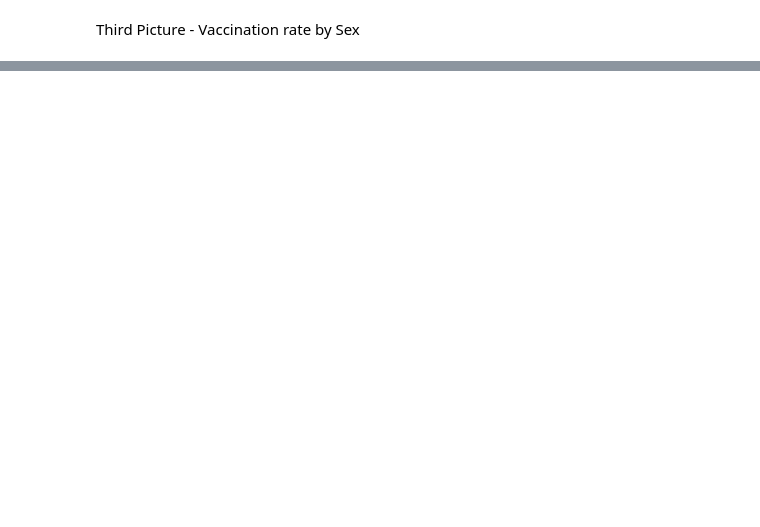
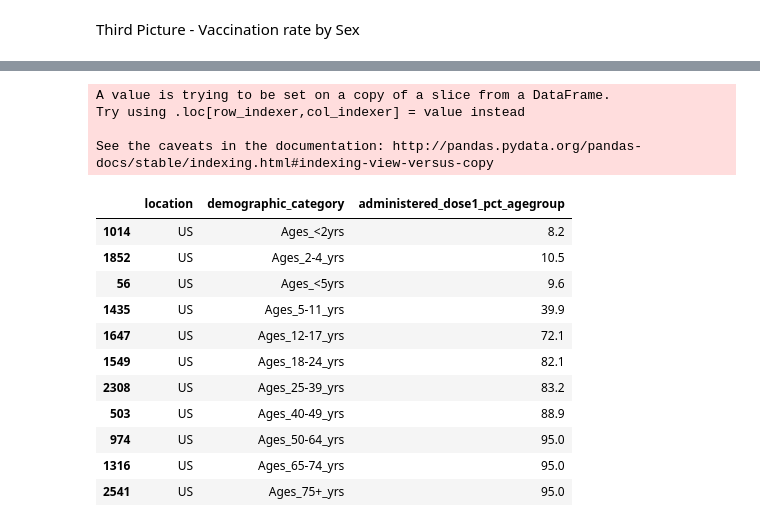
Before and after one commit to ehsanshahrabi/Cyber-Boolean, a Jupyter notebook: vaccination-yipan.ipynb, the cells around one changed output, grey strips where cells are left out. Drawn from its saved outputs; the diff is of its cells as text; code cells hidden in the pictures; blank space fills up the shorter version.

```diff
--- a/vaccination-yipan.ipynb
+++ b/vaccination-yipan.ipynb
@@ -140,0 +238,30 @@ result2_df
+# %%
+#Choose columns needed
+byage_df = age_df[["location","demographic_category", "administered_dose1_pct_agegroup"]]
+
+# Change the data type of administered_dose1_pct_agegroup from string to float
+byage_df["administered_dose1_pct_agegroup"] = byage_df["administered_dose1_pct_agegroup"].astype(float)
+
+# Change column order
+# byage_df= byage_df.set_index(["demographic_category"])
+
+byage_df = pd.DataFrame(byage_df, index=[1014,1852,56,1435,1647,1549,2308,503,974,1316,2541])
+
+byage_df
+# %% [output]
+A value is trying to be set on a copy of a slice from a DataFrame.
+Try using .loc[row_indexer,col_indexer] = value instead
+
+See the caveats in the documentation: http://pandas.pydata.org/pandas-docs/stable/indexing.html#indexing-view-versus-copy
+|  | location | demographic_category | administered_dose1_pct_agegroup |
+| 1014 | US | Ages_<2yrs | 8.2 |
+| 1852 | US | Ages_2-4_yrs | 10.5 |
+| 56 | US | Ages_<5yrs | 9.6 |
+| 1435 | US | Ages_5-11_yrs | 39.9 |
+| 1647 | US | Ages_12-17_yrs | 72.1 |
+| 1549 | US | Ages_18-24_yrs | 82.1 |
+| 2308 | US | Ages_25-39_yrs | 83.2 |
+| 503 | US | Ages_40-49_yrs | 88.9 |
+| 974 | US | Ages_50-64_yrs | 95.0 |
+| 1316 | US | Ages_65-74_yrs | 95.0 |
+| 2541 | US | Ages_75+_yrs | 95.0 |
```
Also changed, not shown: parts of 22 cells of this notebook, 1 other file.
